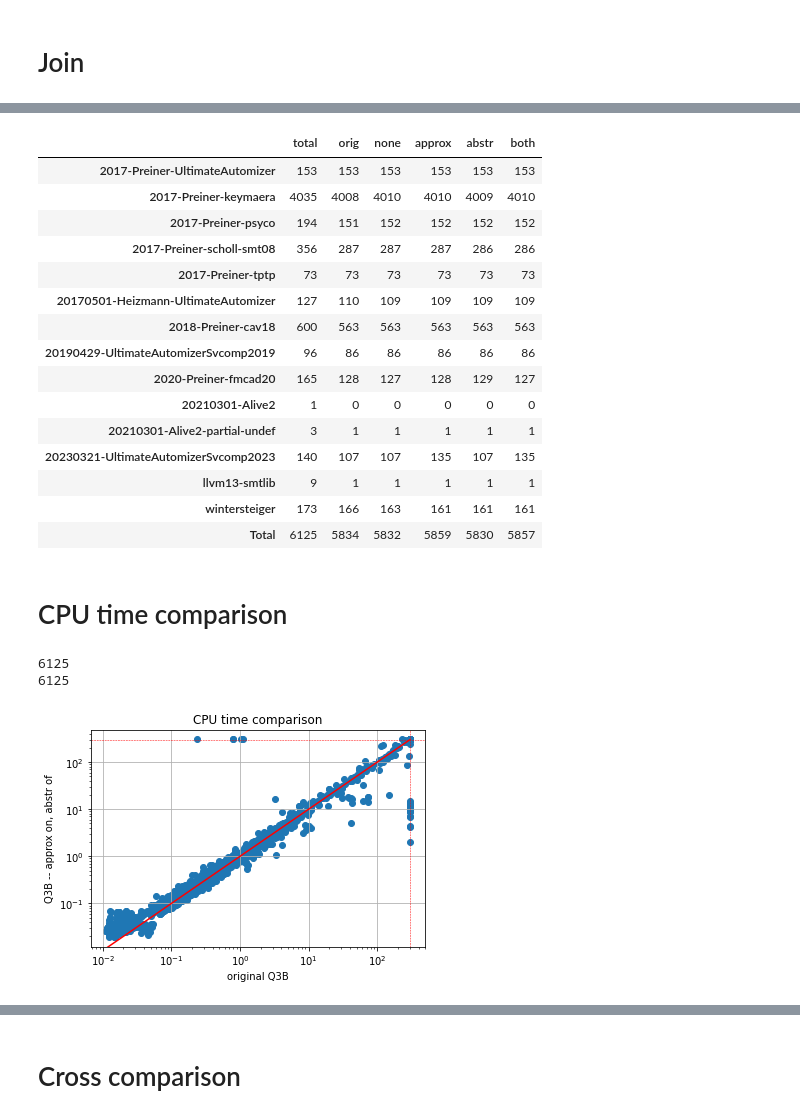
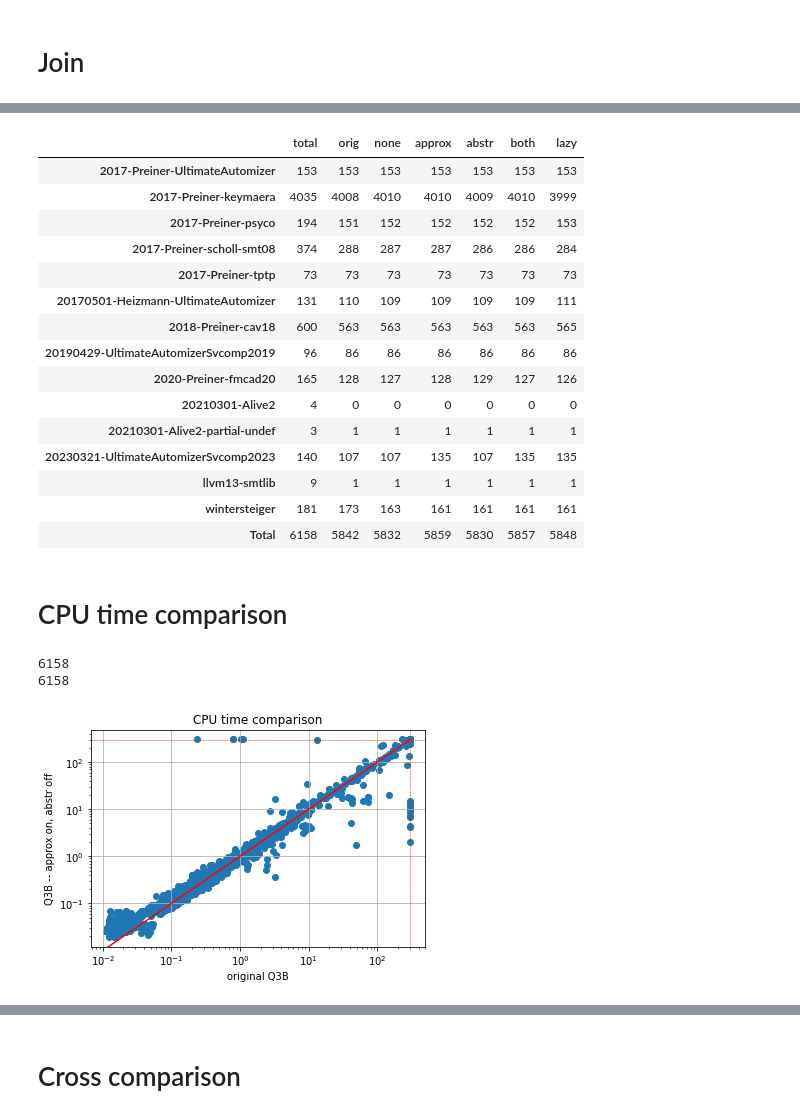
Before and after one commit to svarcinator/Q3B, a Jupyter notebook: statistics/statistics_final/Final statistics.ipynb, the cells around one changed output, grey strips where cells are left out. Saved outputs shown, nothing was run; the diff lists cells and outputs as text; code cells hidden in the pictures.

```diff
--- a/statistics/statistics_final/Final statistics.ipynb
+++ b/statistics/statistics_final/Final statistics.ipynb
@@ -87,14 +83,14 @@ def get_df(path):
 # %%
 sums = []
 for v in versions:
-    sumdata = get_df(current_dir+versions[v])[0]
+    sumdata = get_sum_df(current_dir+versions[v])[0]
     sumdata = sumdata.drop(['sat', 'unsat', 'segfault', 'other', 'timeout']).T.rename(columns={"solved": v})
     sums.append(sumdata)
 # %% [markdown]
 # Join
 # %%
-merged = orig_sum_solved
-for df in sums:
+merged = sums[0]
+for df in sums[1:]:
     merged = pd.merge(merged, df, left_index=True, right_index=True, suffixes=('', '_2'))
 
 cols_to_drop = [col for col in merged.columns if col.endswith('_2')]
@@ -114,44 +111,49 @@ both      5857
 dtype: int64
 # %%
 merged.loc['Total'] = total_row
-ml.write_to_file("/home/xschwar3/dp/statistics/comparison.tex", merged.to_latex())
+ml.write_to_file("/home/xschwar3/dp/statistics/comparison2.tex", merged.to_latex())
 merged
 # %% [output]
-|  | total | orig | none | approx | abstr | both |
-| 2017-Preiner-UltimateAutomizer | 153 | 153 | 153 | 153 | 153 | 153 |
-| 2017-Preiner-keymaera | 4035 | 4008 | 4010 | 4010 | 4009 | 4010 |
-| 2017-Preiner-psyco | 194 | 151 | 152 | 152 | 152 | 152 |
-| 2017-Preiner-scholl-smt08 | 356 | 287 | 287 | 287 | 286 | 286 |
-| 2017-Preiner-tptp | 73 | 73 | 73 | 73 | 73 | 73 |
-| 20170501-Heizmann-UltimateAutomizer | 127 | 110 | 109 | 109 | 109 | 109 |
-| 2018-Preiner-cav18 | 600 | 563 | 563 | 563 | 563 | 563 |
-| 20190429-UltimateAutomizerSvcomp2019 | 96 | 86 | 86 | 86 | 86 | 86 |
-| 2020-Preiner-fmcad20 | 165 | 128 | 127 | 128 | 129 | 127 |
-| 20210301-Alive2 | 1 | 0 | 0 | 0 | 0 | 0 |
-| 20210301-Alive2-partial-undef | 3 | 1 | 1 | 1 | 1 | 1 |
-| 20230321-UltimateAutomizerSvcomp2023 | 140 | 107 | 107 | 135 | 107 | 135 |
-| llvm13-smtlib | 9 | 1 | 1 | 1 | 1 | 1 |
-| wintersteiger | 173 | 166 | 163 | 161 | 161 | 161 |
-| Total | 6125 | 5834 | 5832 | 5859 | 5830 | 5857 |
+|  | total | orig | none | approx | abstr | both | lazy |
+| 2017-Preiner-UltimateAutomizer | 153 | 153 | 153 | 153 | 153 | 153 | 153 |
+| 2017-Preiner-keymaera | 4035 | 4008 | 4010 | 4010 | 4009 | 4010 | 3999 |
+| 2017-Preiner-psyco | 194 | 151 | 152 | 152 | 152 | 152 | 153 |
+| 2017-Preiner-scholl-smt08 | 374 | 288 | 287 | 287 | 286 | 286 | 284 |
+| 2017-Preiner-tptp | 73 | 73 | 73 | 73 | 73 | 73 | 73 |
+| 20170501-Heizmann-UltimateAutomizer | 131 | 110 | 109 | 109 | 109 | 109 | 111 |
+| 2018-Preiner-cav18 | 600 | 563 | 563 | 563 | 563 | 563 | 565 |
+| 20190429-UltimateAutomizerSvcomp2019 | 96 | 86 | 86 | 86 | 86 | 86 | 86 |
+| 2020-Preiner-fmcad20 | 165 | 128 | 127 | 128 | 129 | 127 | 126 |
+| 20210301-Alive2 | 4 | 0 | 0 | 0 | 0 | 0 | 0 |
+| 20210301-Alive2-partial-undef | 3 | 1 | 1 | 1 | 1 | 1 | 1 |
+| 20230321-UltimateAutomizerSvcomp2023 | 140 | 107 | 107 | 135 | 107 | 135 | 135 |
+| llvm13-smtlib | 9 | 1 | 1 | 1 | 1 | 1 | 1 |
+| wintersteiger | 181 | 173 | 163 | 161 | 161 | 161 | 161 |
+| Total | 6158 | 5842 | 5832 | 5859 | 5830 | 5857 | 5848 |
 # %% [markdown]
 # CPU time comparison
 # %%
-def create_time_comparison(version1, version2, current_dir):
+def create_df_comparison(version1, version2, current_dir):
 
     adict1 = ml.dict_to_df(ml.get_data( ml.get_csv(current_dir + versions[version1])))
     adict2 = ml.dict_to_df(ml.get_data( ml.get_csv(current_dir+versions[version2])))
 
-    fails = get_fails(frames)
-    adict1 = remove_fails_form_dict(adict1, fails)
-    adict2 = remove_fails_form_dict(adict2, fails)
+    #fails = get_fails(frames)
+    #adict1 = remove_fails_form_dict(adict1, fails)
+    #adict2 = remove_fails_form_dict(adict2, fails)
     df1 = merge_benchmark_families(adict1)
     df2 = merge_benchmark_families(adict2)
-    df2 = df2[df2['result'].isin(['true', 'false', 'TIMEOUT'])]
-    df1 = df1[df1['result'].isin(['true', 'false', 'TIMEOUT'])]
+    #df2 = df2[df2['result'].isin(['true', 'false', 'TIMEOUT'])]
+    #df1 = df1[df1['result'].isin(['true', 'false', 'TIMEOUT'])]
     intersection_df = pd.merge(df1, df2, on='benchmarkfile', how='inner')
     return intersection_df
 # %%
 def show_plot(df, column, filename):
+
+    #timeout_df = df[df['result_x'].isin(['TIMEOUT']) | df['result_y'].isin(['TIMEOUT'])]
+    #sat_df = df[df['result_x'].isin(['true']) & df['result_y'].isin(['true'])]
+    #unsat_df = df[df['result_x'].isin(['false']) & df['result_y'].isin(['false'])]
+
     # Data
     x = df[column+"_x"]
     y = df[column+"_y"]
@@ -162,8 +164,13 @@ def show_plot(df, column, filename):
     ref_line = [i for i in range(0, 1000)]  # Reference line (y=x)
 
     # Scatter plot
-    plt.scatter(x, y, label='Data points')
-
+    plt.scatter(x, y,  label='Data points')
+    #x = sat_df[column+"_x"]
+    #y = sat_df[column+"_y"]
+    #plt.scatter(x, y, color='yellow', label='Data points')
+    #x = timeout_df[column+"_x"]
+    #y = timeout_df[column+"_y"]
+    #plt.scatter(x, y, color='green', label='Data points')
 
 
 
@@ -180,7 +187,7 @@ def show_plot(df, column, filename):
 
 
     plt.xlabel('original Q3B')
-    plt.ylabel('Q3B -- approx on, abstr of')
+    plt.ylabel('Q3B -- approx on, abstr off')
     plt.title('CPU time comparison')
 
 
@@ -195,8 +202,8 @@ def show_plot(df, column, filename):
     #plt.show()
     return plt
 # %%
-plt = show_plot(create_time_comparison('orig', 'approx', current_dir), 'cputime', 'orig-approx')
+plt = show_plot(create_df_comparison('orig', 'approx', current_dir), 'cputime', 'orig-approx')
 # %% [output]
-6125
-6125
+6158
+6158
-[figure, old version]
+[figure, new version]
```
Also changed, not shown: parts of 27 cells of this notebook.
